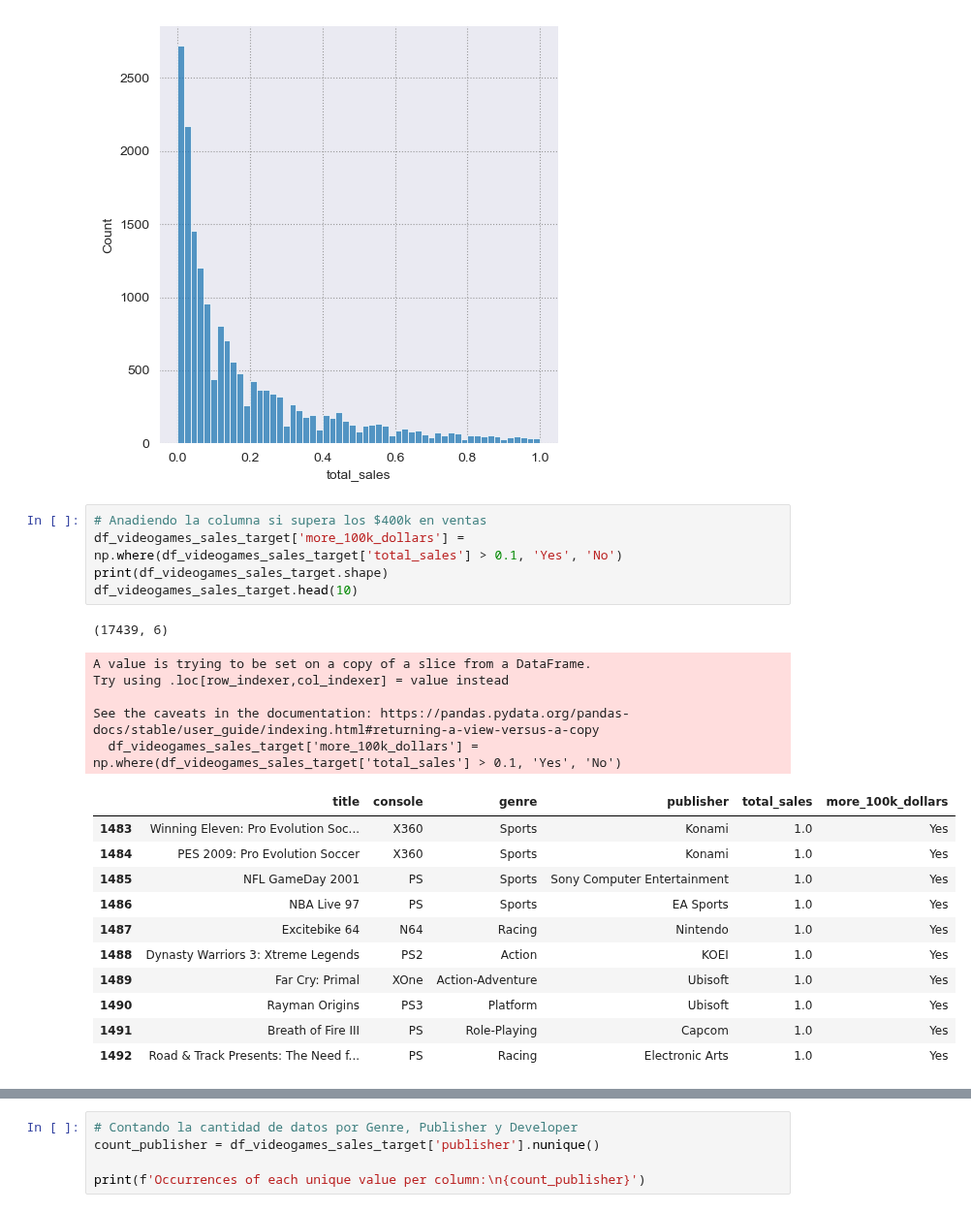
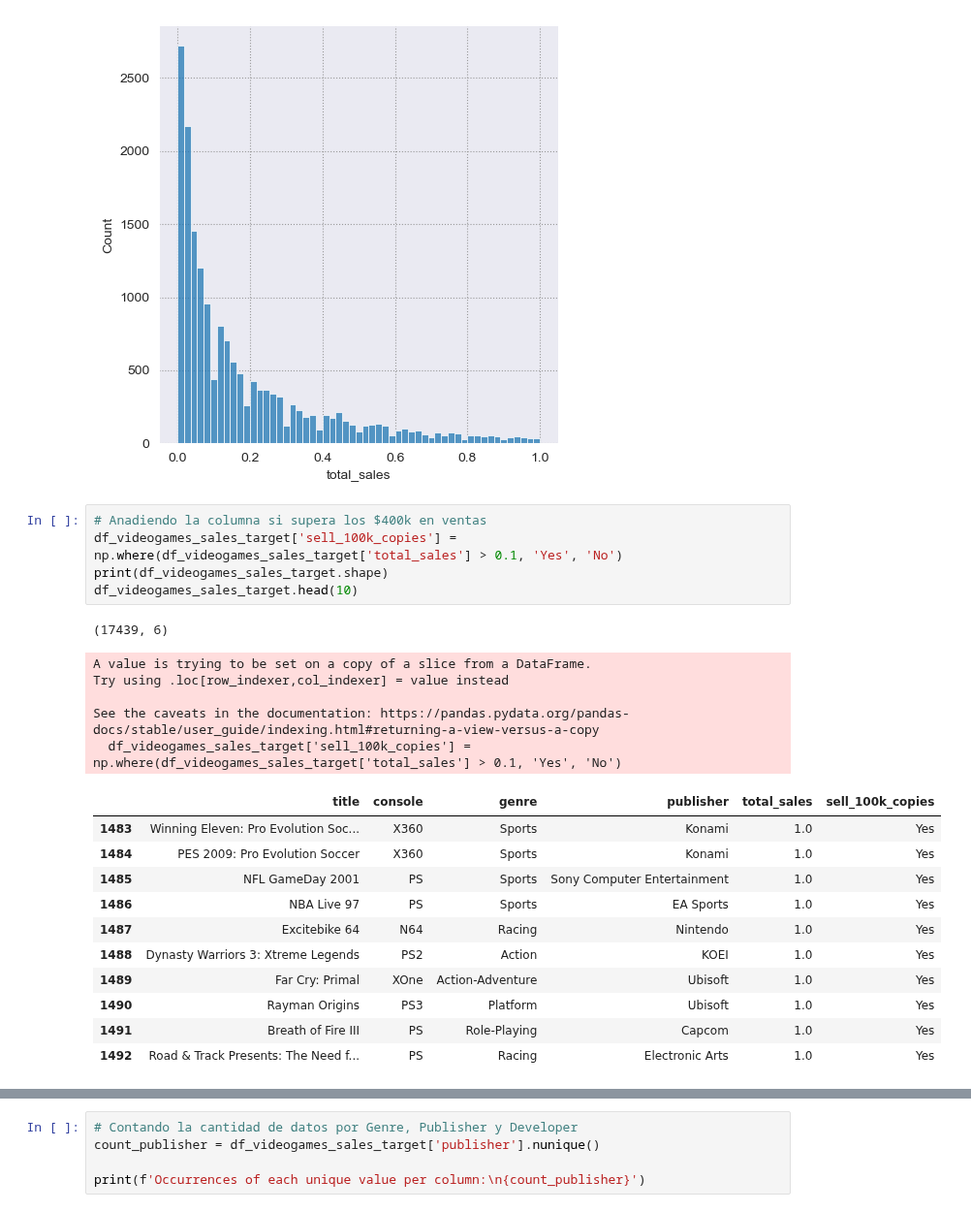
Before and after one commit to YoksanVC/TEC_DataScienceCert, a Jupyter notebook: Module_4_BigData/Proyecto/Propuesta_1_VentasVideoJuegos/analizis_propuesta_1.ipynb, the cells around one changed output, grey strips where cells are left out. Shown at 97% size. Cells and saved outputs as stored; diff of their text form.

```diff
--- a/Module_4_BigData/Proyecto/Propuesta_1_VentasVideoJuegos/analizis_propuesta_1.ipynb
+++ b/Module_4_BigData/Proyecto/Propuesta_1_VentasVideoJuegos/analizis_propuesta_1.ipynb
@@ -273,17 +273,17 @@ sns.displot(data=df_videogames_sales_target, x='total_sales')
 [figure]
 # %%
 # Anadiendo la columna si supera los $400k en ventas
-df_videogames_sales_target['more_100k_dollars'] = np.where(df_videogames_sales_target['total_sales'] > 0.1, 'Yes', 'No')
+df_videogames_sales_target['sell_100k_copies'] = np.where(df_videogames_sales_target['total_sales'] > 0.1, 'Yes', 'No')
 print(df_videogames_sales_target.shape)
 df_videogames_sales_target.head(10)
 # %% [output]
 (17439, 6)
 A value is trying to be set on a copy of a slice from a DataFrame.
 Try using .loc[row_indexer,col_indexer] = value instead
 
 See the caveats in the documentation: https://pandas.pydata.org/pandas-docs/stable/user_guide/indexing.html#returning-a-view-versus-a-copy
-  df_videogames_sales_target['more_100k_dollars'] = np.where(df_videogames_sales_target['total_sales'] > 0.1, 'Yes', 'No')
+  df_videogames_sales_target['sell_100k_copies'] = np.where(df_videogames_sales_target['total_sales'] > 0.1, 'Yes', 'No')
-|  | title | console | genre | publisher | total_sales | more_100k_dollars |
+|  | title | console | genre | publisher | total_sales | sell_100k_copies |
 | 1483 | Winning Eleven: Pro Evolution Soc... | X360 | Sports | Konami | 1.0 | Yes |
 | 1484 | PES 2009: Pro Evolution Soccer | X360 | Sports | Konami | 1.0 | Yes |
 | 1485 | NFL GameDay 2001 | PS | Sports | Sony Computer Entertainment | 1.0 | Yes |
```
Also changed, not shown: parts of 3 cells of this notebook, 1 other file.
